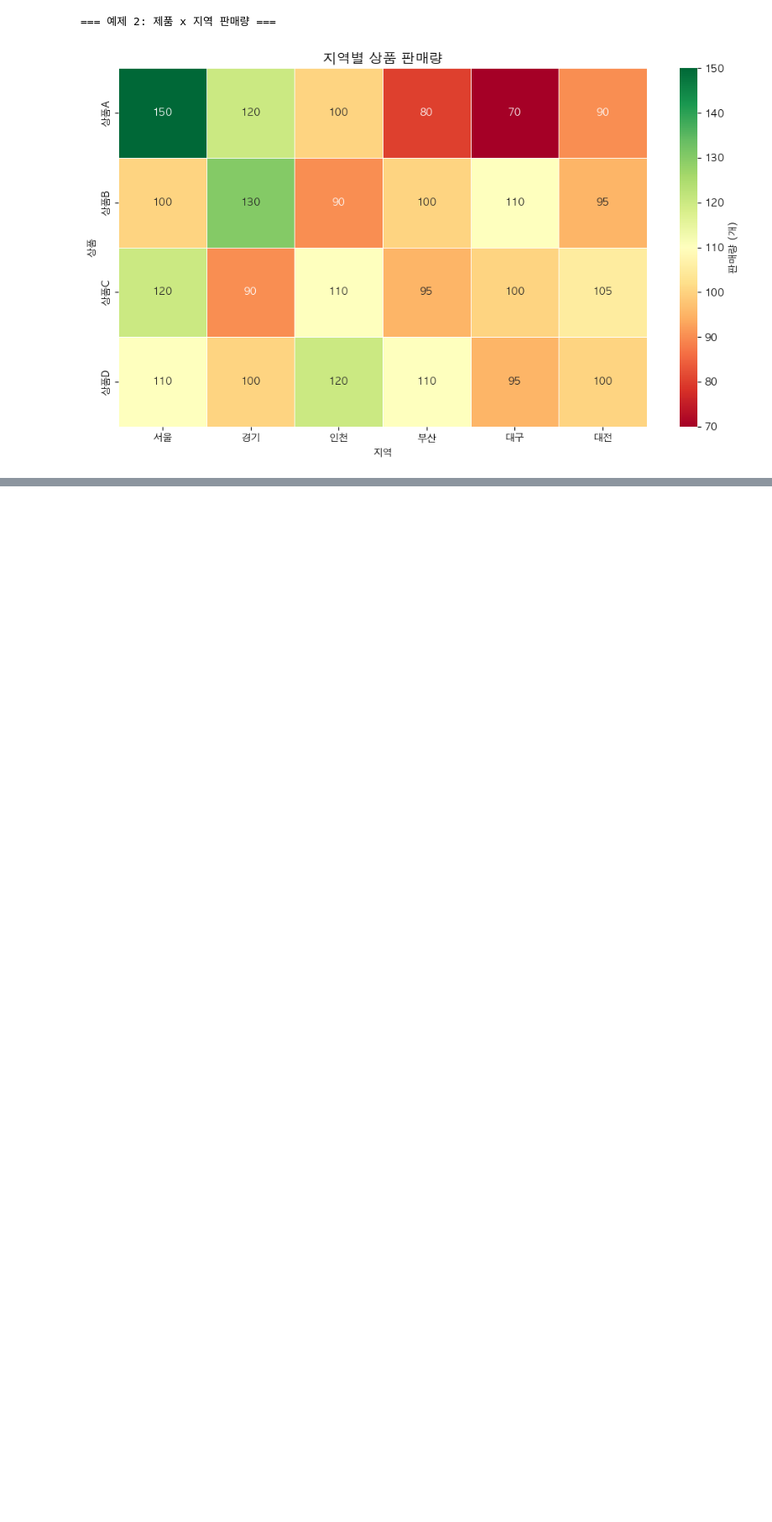
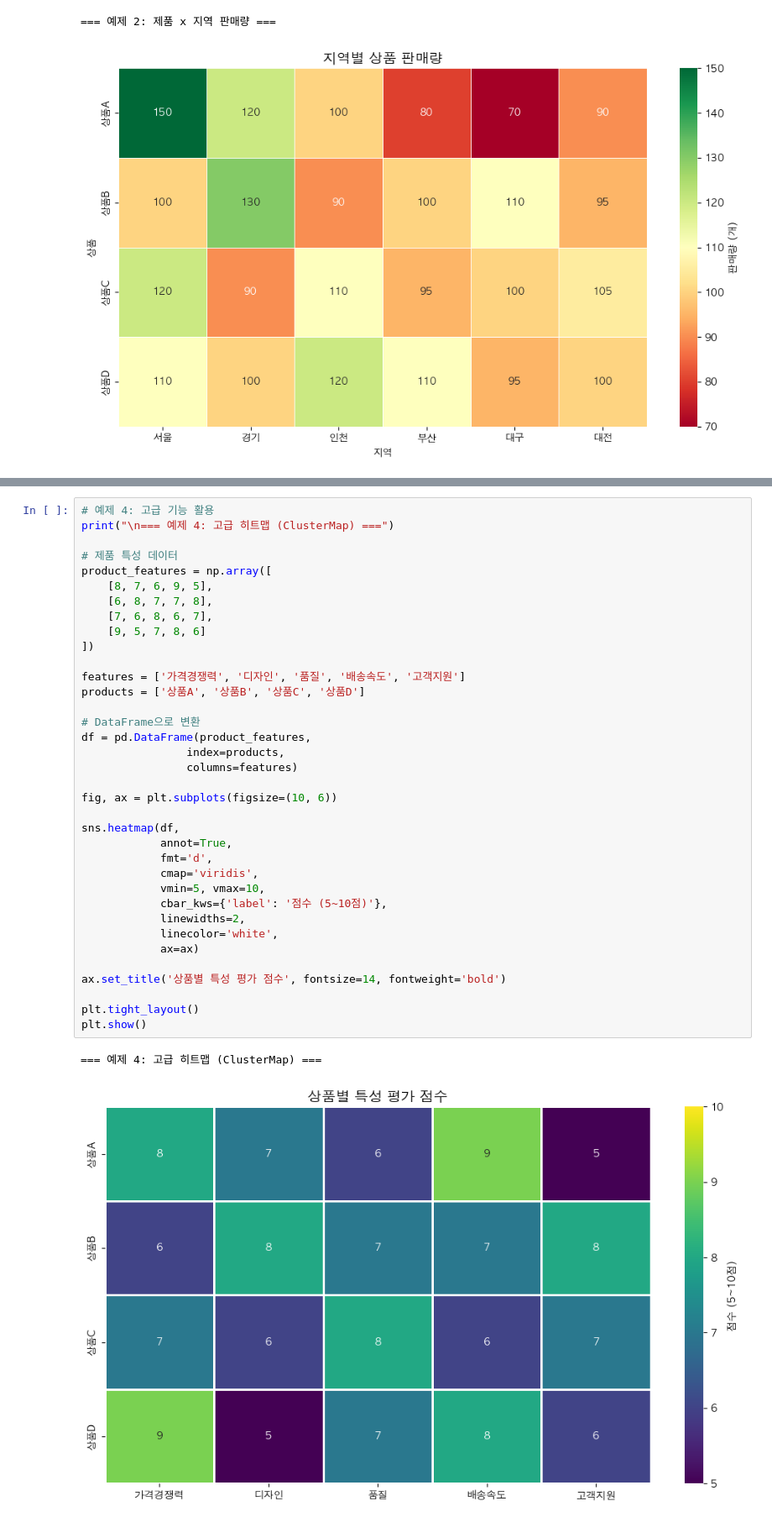
Before and after one commit to bobcho83/python_intermediate_learning, a Jupyter notebook: python_intermediate_learning.ipynb, the cells around one changed output, grey strips where cells are left out. Shown at 84% size. Cells and saved outputs as stored; diff of their text form; blank space fills up the shorter version.

```diff
--- a/python_intermediate_learning.ipynb
+++ b/python_intermediate_learning.ipynb
@@ -272,0 +312,39 @@ plt.show()
+# %%
+# 예제 4: 고급 기능 활용
+print("\n=== 예제 4: 고급 히트맵 (ClusterMap) ===")
+
+# 제품 특성 데이터
+product_features = np.array([
+    [8, 7, 6, 9, 5],
+    [6, 8, 7, 7, 8],
+    [7, 6, 8, 6, 7],
+    [9, 5, 7, 8, 6]
+])
+
+features = ['가격경쟁력', '디자인', '품질', '배송속도', '고객지원']
+products = ['상품A', '상품B', '상품C', '상품D']
+
+# DataFrame으로 변환
+df = pd.DataFrame(product_features,
+                index=products,
+                columns=features)
+
+fig, ax = plt.subplots(figsize=(10, 6))
+
+sns.heatmap(df,
+            annot=True,
+            fmt='d',
+            cmap='viridis',
+            vmin=5, vmax=10,
+            cbar_kws={'label': '점수 (5~10점)'},
+            linewidths=2,
+            linecolor='white',
+            ax=ax)
+
+ax.set_title('상품별 특성 평가 점수', fontsize=14, fontweight='bold')
+
+plt.tight_layout()
+plt.show()
+# %% [output]
+=== 예제 4: 고급 히트맵 (ClusterMap) ===
+[figure, added]
```
Also changed, not shown: parts of 4 cells of this notebook, 2 other files.
